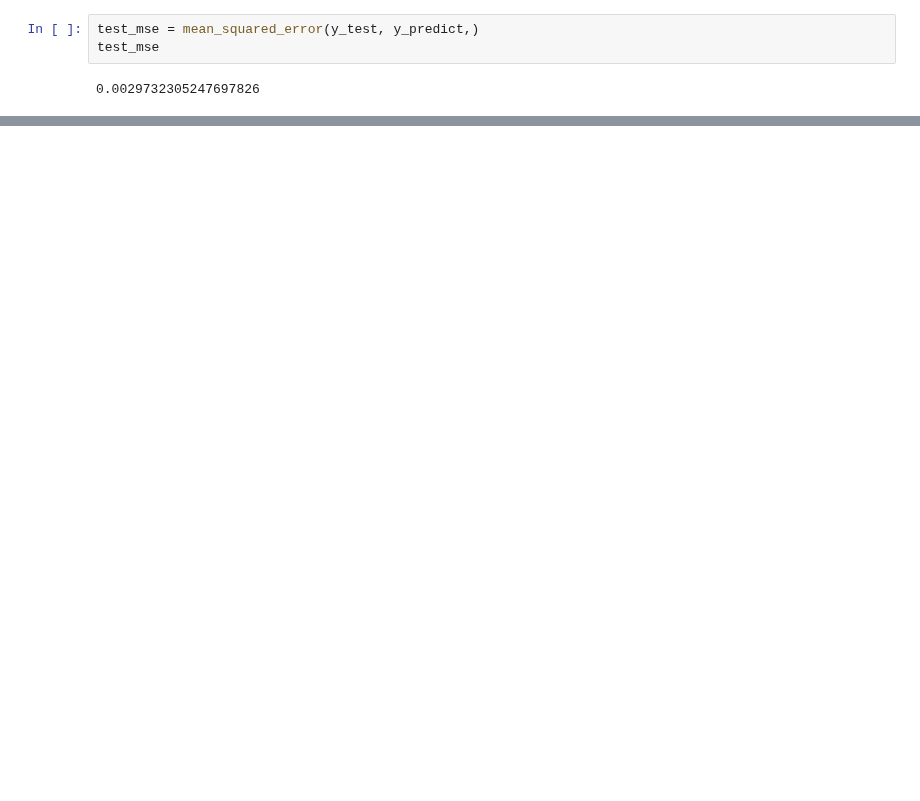
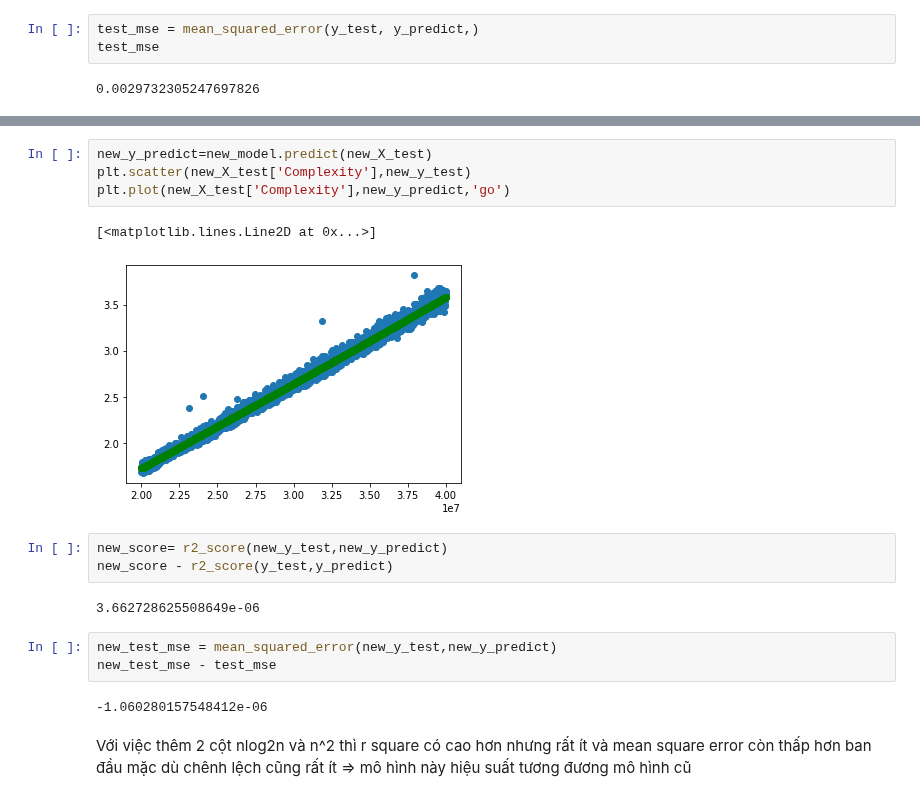
Before and after one commit to lephuocdat2000/-CS114.K21-, a Jupyter notebook: Round3.ipynb, the cells around one changed output, grey strips where cells are left out. Drawn from its saved outputs; the diff is of its cells as text; blank space fills up the shorter version.

```diff
--- a/Round3.ipynb
+++ b/Round3.ipynb
@@ -72,0 +120,19 @@ Xây dựng model mới với việc thêm 2 biết là nlog2n và nsquare
+# %%
+new_y_predict=new_model.predict(new_X_test)
+plt.scatter(new_X_test['Complexity'],new_y_test)
+plt.plot(new_X_test['Complexity'],new_y_predict,'go')
+# %% [output]
+[<matplotlib.lines.Line2D at 0x...>]
+[figure, added]
+# %%
+new_score= r2_score(new_y_test,new_y_predict)
+new_score - r2_score(y_test,y_predict)
+# %% [output]
+3.662728625508649e-06
+# %%
+new_test_mse = mean_squared_error(new_y_test,new_y_predict)
+new_test_mse - test_mse
+# %% [output]
+-1.060280157548412e-06
+# %% [markdown]
+Với việc thêm 2 cột nlog2n và n^2 thì r square có cao hơn nhưng rất ít và mean square error còn thấp hơn ban đầu mặc dù chênh lệch cũng rất ít => mô hình này hiệu suất tương đương mô hình cũ
```
Also changed, not shown: parts of 16 cells of this notebook.
